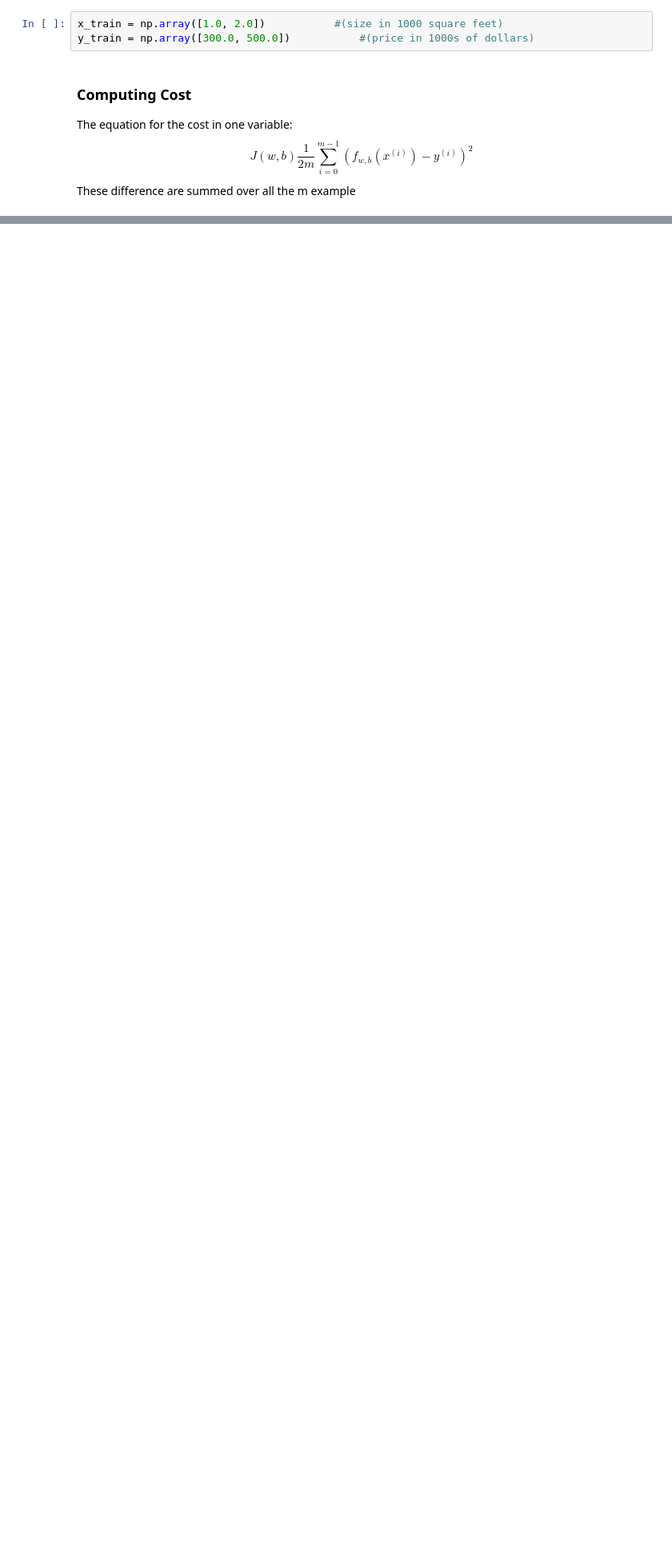
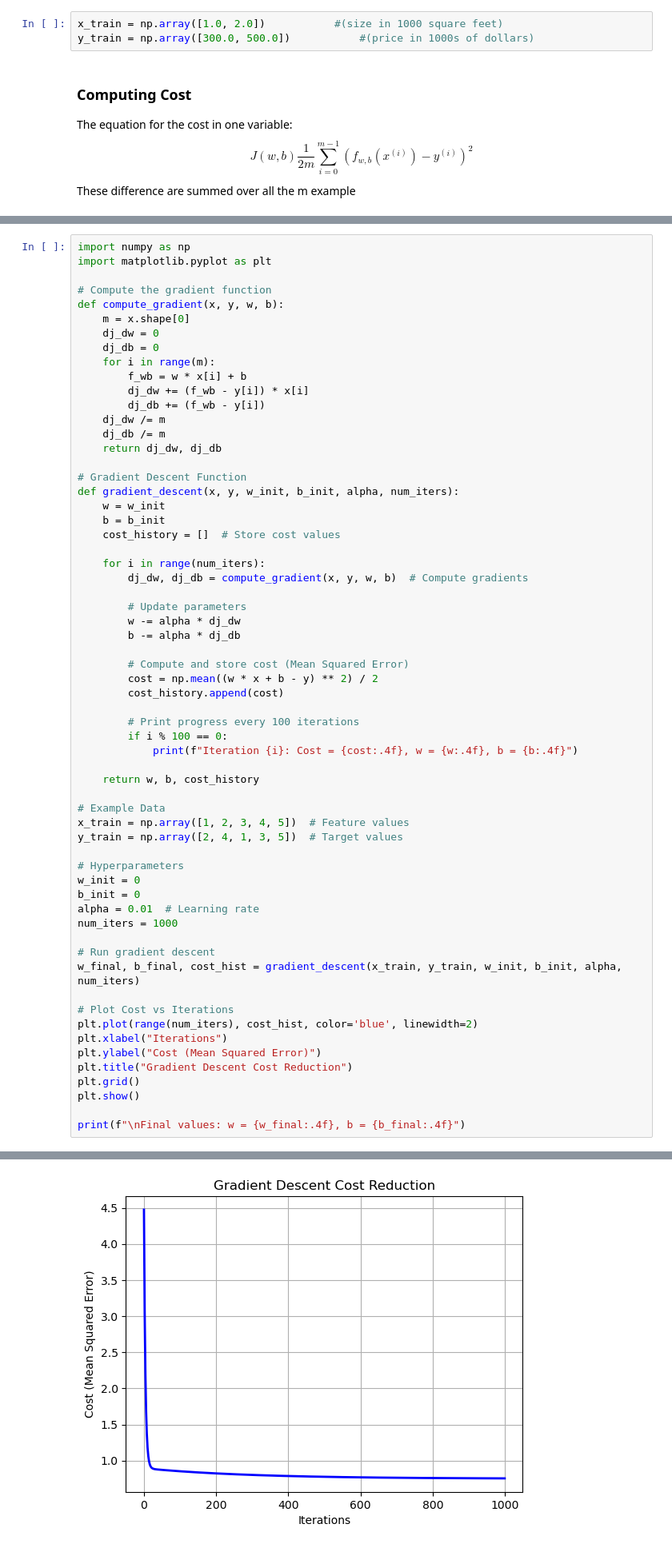
Before and after one commit to InFiNiTy0639/EigenAlpha, a Jupyter notebook: Supervised_ML.ipynb, the cells around one changed output, grey strips where cells are left out. Shown: that part at 80% size. Saved outputs shown, nothing was run; the diff lists cells and outputs as text; blank space fills up the shorter version.

Commit message:
Gradient descent

```diff
--- a/Supervised_ML.ipynb
+++ b/Supervised_ML.ipynb
@@ -69,0 +93,63 @@ These difference are summed over all the m  example
+# %%
+import numpy as np
+import matplotlib.pyplot as plt
+
+# Compute the gradient function
+def compute_gradient(x, y, w, b):
+    m = x.shape[0]
+    dj_dw = 0
+    dj_db = 0
+    for i in range(m):
+        f_wb = w * x[i] + b
+        dj_dw += (f_wb - y[i]) * x[i]
+        dj_db += (f_wb - y[i])
+    dj_dw /= m
+    dj_db /= m
+    return dj_dw, dj_db
+
+# Gradient Descent Function
+def gradient_descent(x, y, w_init, b_init, alpha, num_iters):
+    w = w_init
+    b = b_init
+    cost_history = []  # Store cost values
+
+    for i in range(num_iters):
+        dj_dw, dj_db = compute_gradient(x, y, w, b)  # Compute gradients
+
+        # Update parameters
+        w -= alpha * dj_dw
+        b -= alpha * dj_db
+
+        # Compute and store cost (Mean Squared Error)
+        cost = np.mean((w * x + b - y) ** 2) / 2
+        cost_history.append(cost)
+
+        # Print progress every 100 iterations
+        if i % 100 == 0:
+            print(f"Iteration {i}: Cost = {cost:.4f}, w = {w:.4f}, b = {b:.4f}")
+
+    return w, b, cost_history
+
+# Example Data
+x_train = np.array([1, 2, 3, 4, 5])  # Feature values
+y_train = np.array([2, 4, 1, 3, 5])  # Target values
+
+# Hyperparameters
+w_init = 0
+b_init = 0
+alpha = 0.01  # Learning rate
+num_iters = 1000
+
+# Run gradient descent
+w_final, b_final, cost_hist = gradient_descent(x_train, y_train, w_init, b_init, alpha, num_iters)
+
+# Plot Cost vs Iterations
+plt.plot(range(num_iters), cost_hist, color='blue', linewidth=2)
+plt.xlabel("Iterations")
+plt.ylabel("Cost (Mean Squared Error)")
+plt.title("Gradient Descent Cost Reduction")
+plt.grid()
+plt.show()
+
+print(f"\nFinal values: w = {w_final:.4f}, b = {b_final:.4f}")
+# %% [output]
@@ -69,0 +166 @@ These difference are summed over all the m  example
+[figure, added]
```
Also changed, not shown: parts of 6 cells of this notebook.
